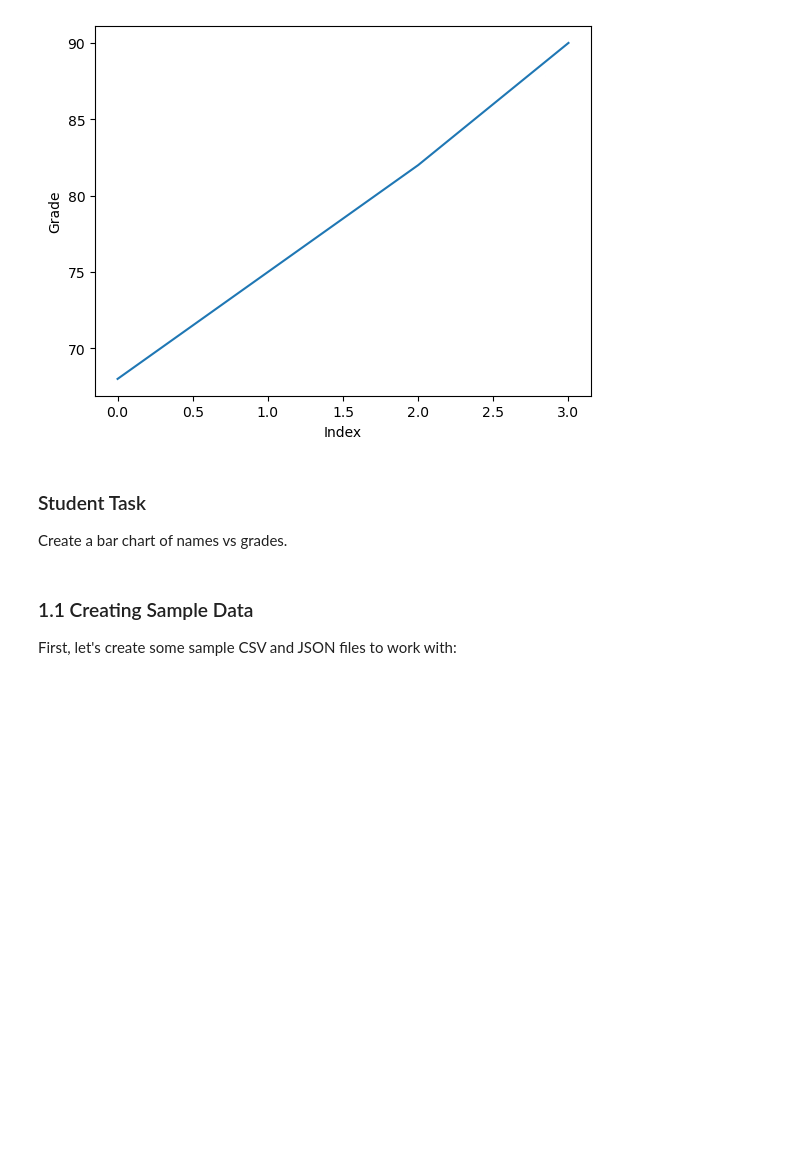
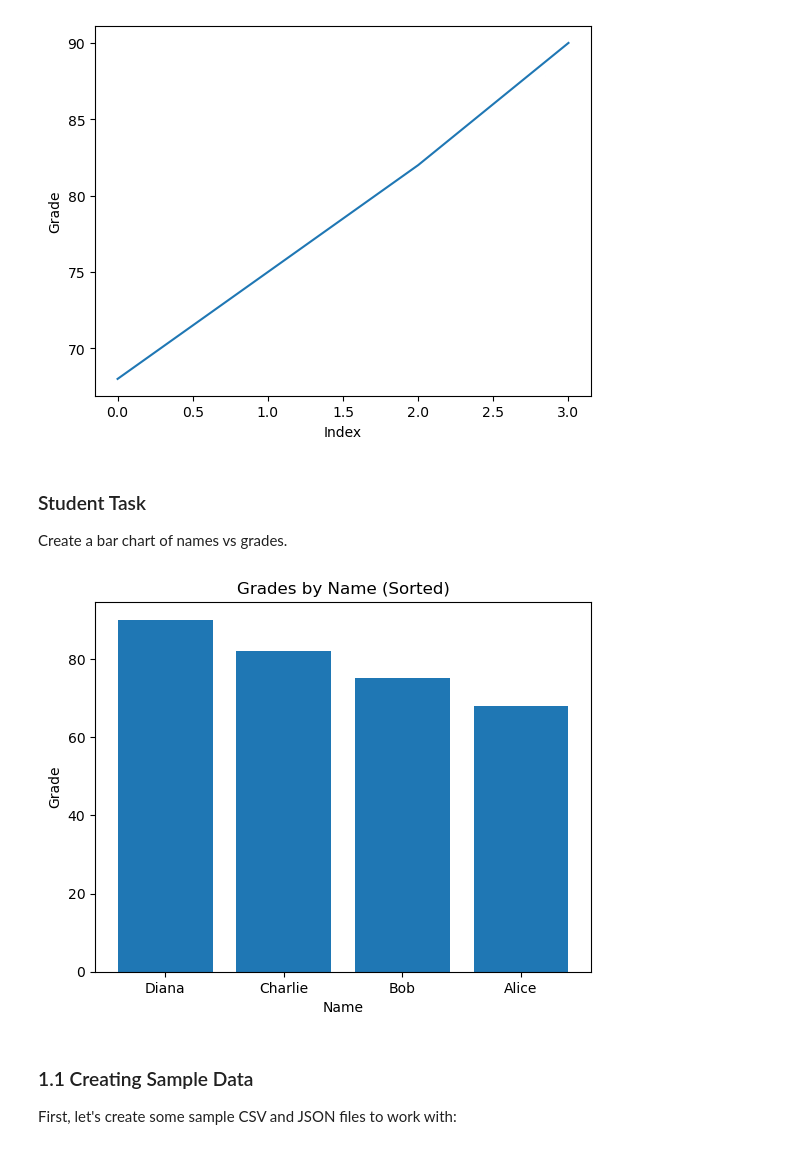
Before and after one commit to MatthewMcCarthy1/machine-learning-labs, a Jupyter notebook: Lab 1/Week 1 Files-20260119/ML_Lab1_Data_Fundamentals.ipynb, the cells around one changed output. Saved outputs shown, nothing was run; the diff lists cells and outputs as text; code cells hidden in the pictures; blank space fills up the shorter version.

```diff
--- a/Lab 1/Week 1 Files-20260119/ML_Lab1_Data_Fundamentals.ipynb
+++ b/Lab 1/Week 1 Files-20260119/ML_Lab1_Data_Fundamentals.ipynb
@@ -159,12 +142,3 @@ Select the age column:
 2    22
 3    24
 Name: age, dtype: int64
-# %%
-name_grade = {
-    "name": ["Alice", "Bob", "Charlie", "Diana"],
-    "grade": [68, 75, 82, 90]
-}
-
-print("Select the name and grade together: ")
-df = pd.DataFrame(name_grade)
-df
@@ -207,3 +180,16 @@ Create a bar chart of names vs grades.
+# %%
+
+# TODO
+df_sorted = df.sort_values(by="grade", ascending=False)
+
+plt.bar(df_sorted["name"], df_sorted["grade"])
+
+plt.xlabel("Name")
+plt.ylabel("Grade")
+plt.title("Grades by Name (Sorted)")
+plt.show()
+# %% [output]
+[figure, added]
 # %% [markdown]
 ### 1.1 Creating Sample Data
 
```
Also changed, not shown: parts of 8 cells of this notebook.
